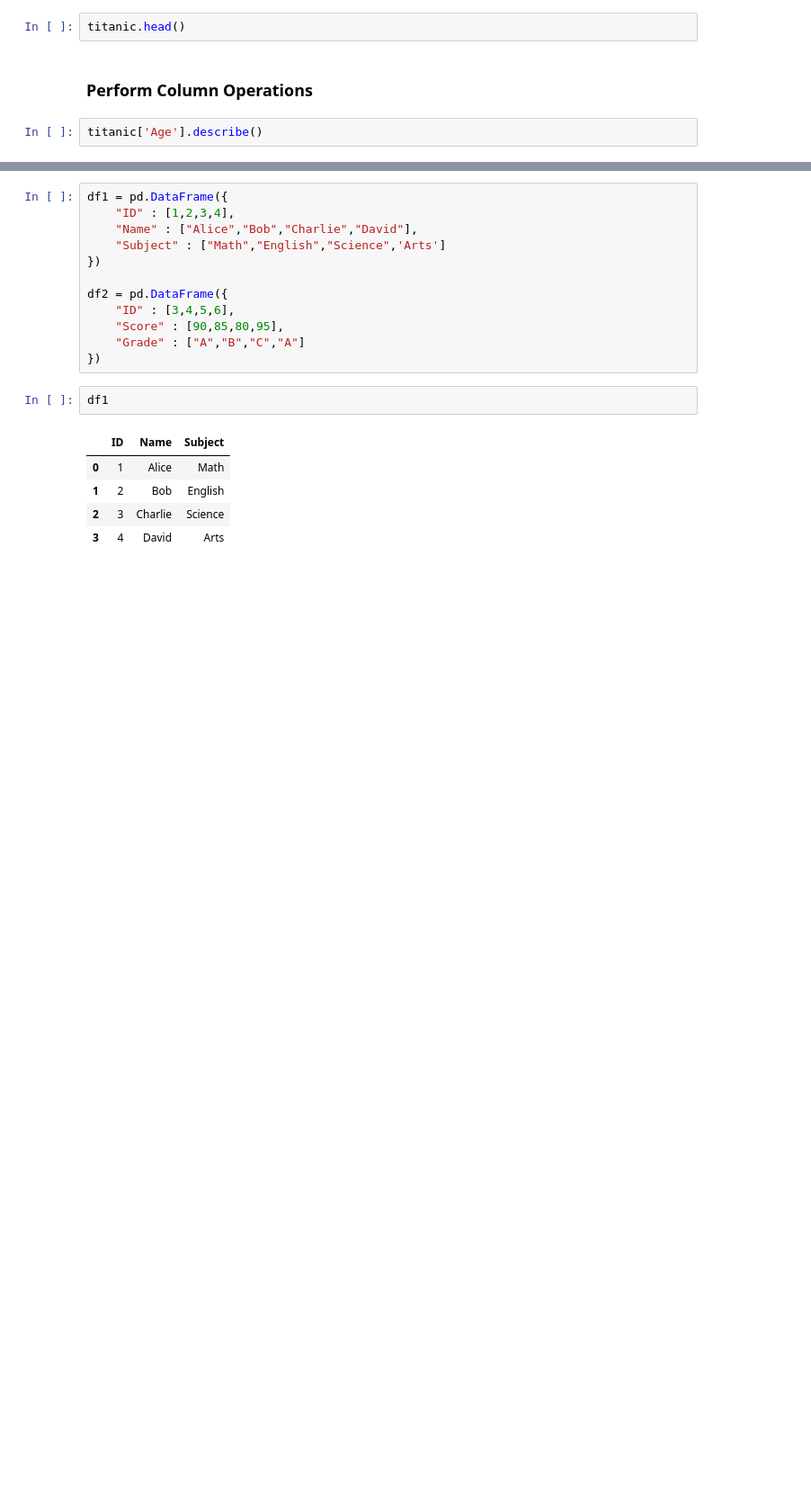
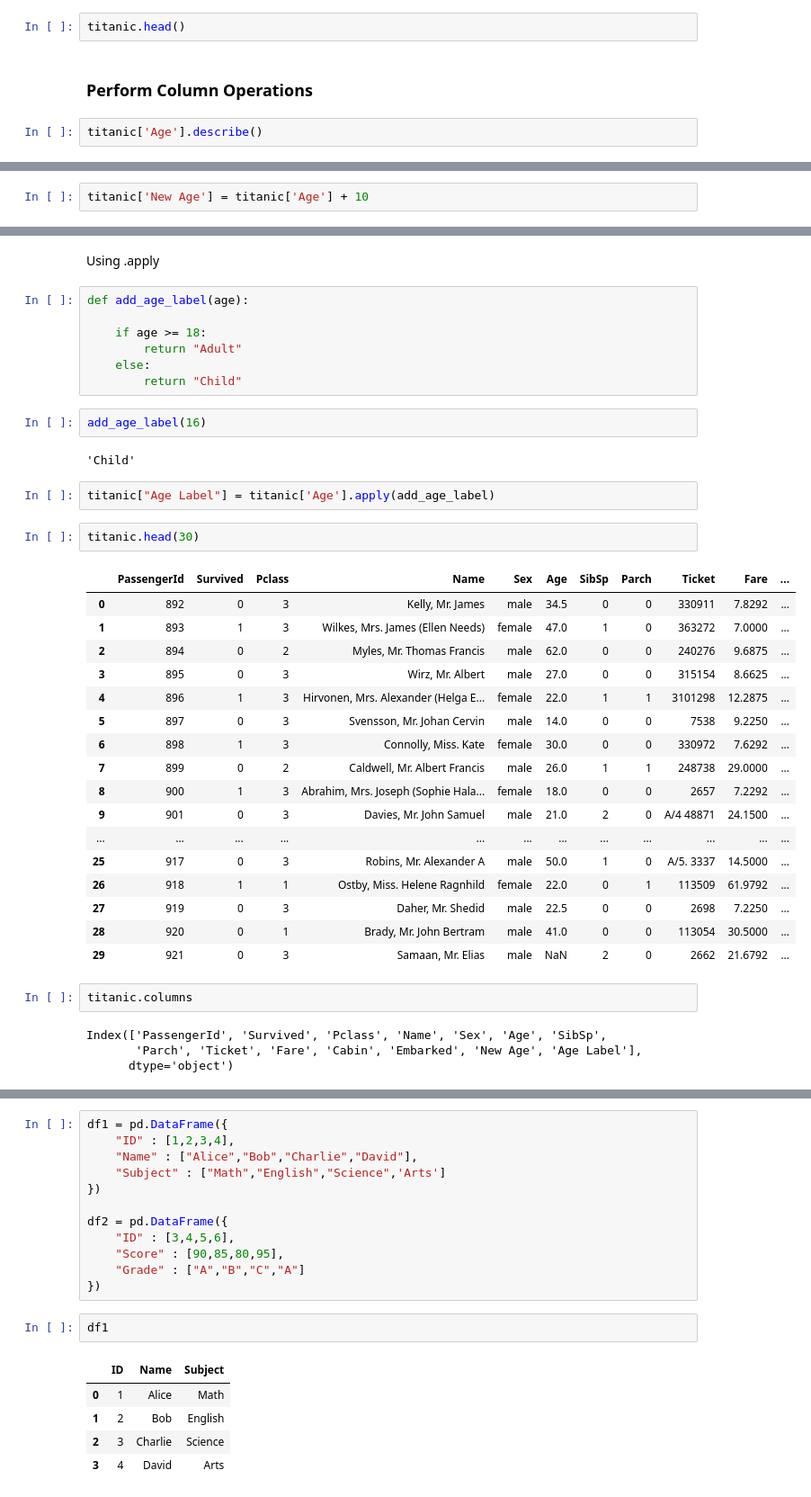
Before and after one commit to theAtieno/Py-Data-Class, a Jupyter notebook: Pandas/day3.ipynb, the cells around one changed output, grey strips where cells are left out. Shown: that part at 90% size. Saved outputs shown, nothing was run; the diff lists cells and outputs as text; blank space fills up the shorter version.

```diff
--- a/Pandas/day3.ipynb
+++ b/Pandas/day3.ipynb
@@ -10,0 +13,2 @@ titanic['Age'].describe()
+# %%
+titanic['New Age'] = titanic['Age'] + 10
@@ -10,0 +24,41 @@ titanic['Age'].describe()
+# %% [markdown]
+Using .apply
+# %%
+def add_age_label(age):
+
+    if age >= 18:
+        return "Adult"
+    else:
+        return "Child"
+# %%
+add_age_label(16)
+# %% [output]
+'Child'
+# %%
+titanic["Age Label"] = titanic['Age'].apply(add_age_label)
+# %%
+titanic.head(30)
+# %% [output]
+|  | PassengerId | Survived | Pclass | Name | Sex | Age | SibSp | Parch | Ticket | Fare | ... |
+| 0 | 892 | 0 | 3 | Kelly, Mr. James | male | 34.5 | 0 | 0 | 330911 | 7.8292 | ... |
+| 1 | 893 | 1 | 3 | Wilkes, Mrs. James (Ellen Needs) | female | 47.0 | 1 | 0 | 363272 | 7.0000 | ... |
+| 2 | 894 | 0 | 2 | Myles, Mr. Thomas Francis | male | 62.0 | 0 | 0 | 240276 | 9.6875 | ... |
+| 3 | 895 | 0 | 3 | Wirz, Mr. Albert | male | 27.0 | 0 | 0 | 315154 | 8.6625 | ... |
+| 4 | 896 | 1 | 3 | Hirvonen, Mrs. Alexander (Helga E... | female | 22.0 | 1 | 1 | 3101298 | 12.2875 | ... |
+| 5 | 897 | 0 | 3 | Svensson, Mr. Johan Cervin | male | 14.0 | 0 | 0 | 7538 | 9.2250 | ... |
+| 6 | 898 | 1 | 3 | Connolly, Miss. Kate | female | 30.0 | 0 | 0 | 330972 | 7.6292 | ... |
+| 7 | 899 | 0 | 2 | Caldwell, Mr. Albert Francis | male | 26.0 | 1 | 1 | 248738 | 29.0000 | ... |
+| 8 | 900 | 1 | 3 | Abrahim, Mrs. Joseph (Sophie Hala... | female | 18.0 | 0 | 0 | 2657 | 7.2292 | ... |
+| 9 | 901 | 0 | 3 | Davies, Mr. John Samuel | male | 21.0 | 2 | 0 | A/4 48871 | 24.1500 | ... |
+| ... | ... | ... | ... | ... | ... | ... | ... | ... | ... | ... | ... |
+| 25 | 917 | 0 | 3 | Robins, Mr. Alexander A | male | 50.0 | 1 | 0 | A/5. 3337 | 14.5000 | ... |
+| 26 | 918 | 1 | 1 | Ostby, Miss. Helene Ragnhild | female | 22.0 | 0 | 1 | 113509 | 61.9792 | ... |
+| 27 | 919 | 0 | 3 | Daher, Mr. Shedid | male | 22.5 | 0 | 0 | 2698 | 7.2250 | ... |
+| 28 | 920 | 0 | 1 | Brady, Mr. John Bertram | male | 41.0 | 0 | 0 | 113054 | 30.5000 | ... |
+| 29 | 921 | 0 | 3 | Samaan, Mr. Elias | male | NaN | 2 | 0 | 2662 | 21.6792 | ... |
+# %%
+titanic.columns
+# %% [output]
+Index(['PassengerId', 'Survived', 'Pclass', 'Name', 'Sex', 'Age', 'SibSp',
+       'Parch', 'Ticket', 'Fare', 'Cabin', 'Embarked', 'New Age', 'Age Label'],
+      dtype='object')
```
Also changed, not shown: parts of 22 cells of this notebook, 2 other files.
